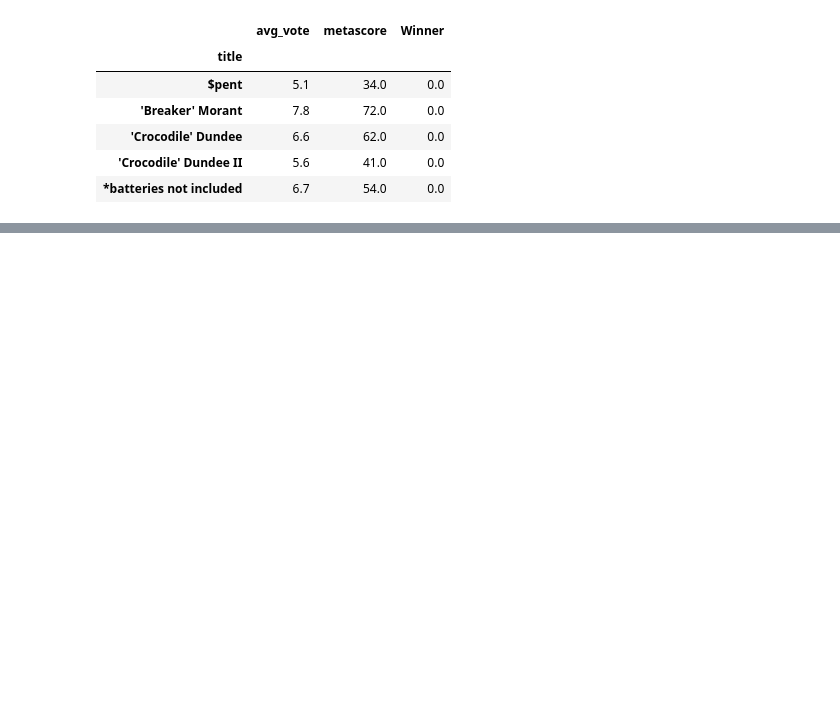
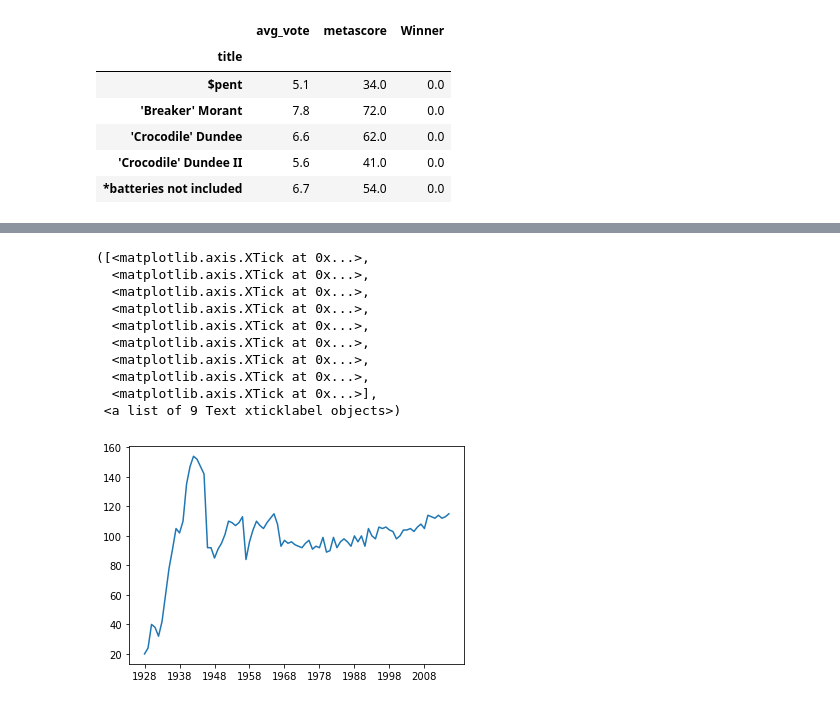
Before and after one commit to almetzler/SI330Final, a Jupyter notebook: Cat.ipynb, the cells around one changed output, grey strips where cells are left out. Cells and saved outputs as stored; diff of their text form; code cells hidden in the pictures; blank space fills up the shorter version.

```diff
--- a/Cat.ipynb
+++ b/Cat.ipynb
@@ -222,3 +222,20 @@ fig2.legend(['not nominated', 'nominated/won'], loc='upper right')
 # %%
 #something to consider: movies being nominated for more awards? so less datapoints
 # see average number of nominations per movie per time period
+award = pd.read_csv('oscars.csv')
+award_grouped = award.groupby('Year').nunique()
+xaxis = [int(x[-4:]) for x in list(award_grouped.index)]
+plt.plot(xaxis, award_grouped['Film'])
+plt.xticks(np.arange(min(xaxis), max(xaxis)+1, 10.0))
+# %% [output]
+([<matplotlib.axis.XTick at 0x...>,
+  <matplotlib.axis.XTick at 0x...>,
+  <matplotlib.axis.XTick at 0x...>,
+  <matplotlib.axis.XTick at 0x...>,
+  <matplotlib.axis.XTick at 0x...>,
+  <matplotlib.axis.XTick at 0x...>,
+  <matplotlib.axis.XTick at 0x...>,
+  <matplotlib.axis.XTick at 0x...>,
+  <matplotlib.axis.XTick at 0x...>],
+ <a list of 9 Text xticklabel objects>)
+[figure, added]
```
Also changed, not shown: parts of 7 cells of this notebook.
